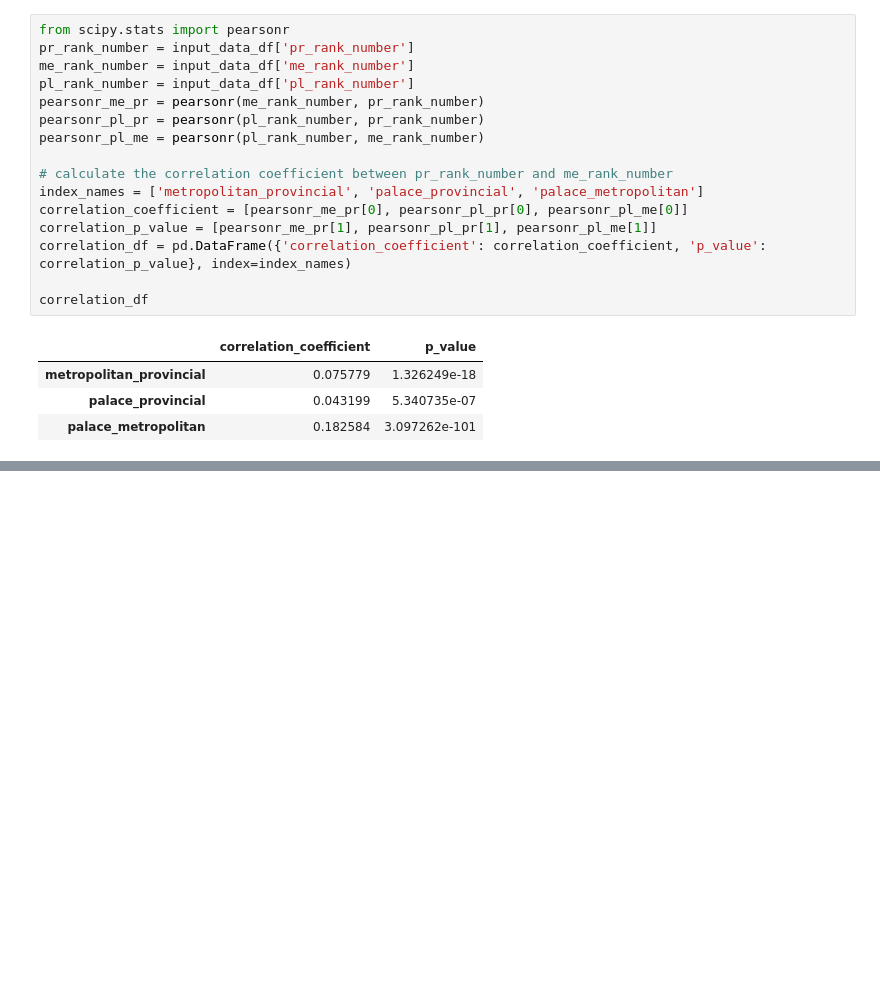
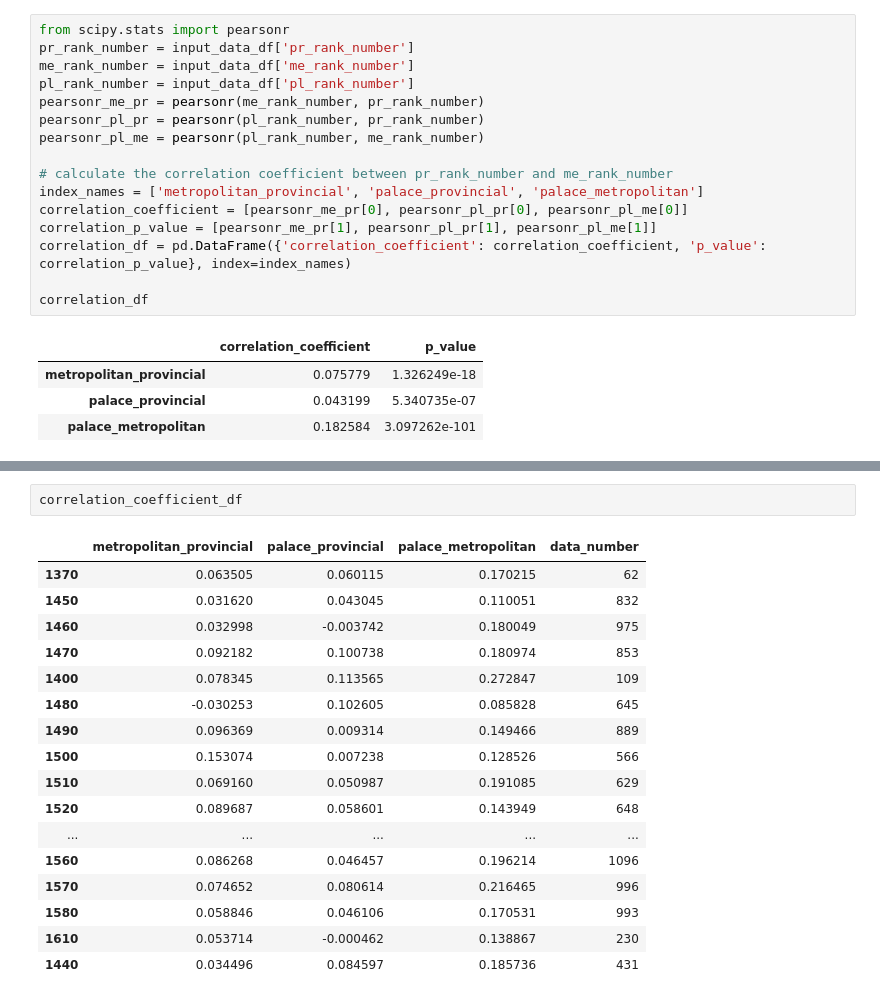
Before and after one commit to sudoghut/ming_provincial_metropolitan_palace_exam_rank_correlation, a Jupyter notebook: ming_provincial_metropolitan_palace_exam_rank_correlation.ipynb, the cells around one changed output, grey strips where cells are left out. Cells and saved outputs as stored; diff of their text form; blank space fills up the shorter version.

```diff
--- a/ming_provincial_metropolitan_palace_exam_rank_correlation.ipynb
+++ b/ming_provincial_metropolitan_palace_exam_rank_correlation.ipynb
@@ -222,0 +277,20 @@ correlation_df
+# %%
+correlation_coefficient_df
+# %% [output]
+|  | metropolitan_provincial | palace_provincial | palace_metropolitan | data_number |
+| 1370 | 0.063505 | 0.060115 | 0.170215 | 62 |
+| 1450 | 0.031620 | 0.043045 | 0.110051 | 832 |
+| 1460 | 0.032998 | -0.003742 | 0.180049 | 975 |
+| 1470 | 0.092182 | 0.100738 | 0.180974 | 853 |
+| 1400 | 0.078345 | 0.113565 | 0.272847 | 109 |
+| 1480 | -0.030253 | 0.102605 | 0.085828 | 645 |
+| 1490 | 0.096369 | 0.009314 | 0.149466 | 889 |
+| 1500 | 0.153074 | 0.007238 | 0.128526 | 566 |
+| 1510 | 0.069160 | 0.050987 | 0.191085 | 629 |
+| 1520 | 0.089687 | 0.058601 | 0.143949 | 648 |
+| ... | ... | ... | ... | ... |
+| 1560 | 0.086268 | 0.046457 | 0.196214 | 1096 |
+| 1570 | 0.074652 | 0.080614 | 0.216465 | 996 |
+| 1580 | 0.058846 | 0.046106 | 0.170531 | 993 |
+| 1610 | 0.053714 | -0.000462 | 0.138867 | 230 |
+| 1440 | 0.034496 | 0.084597 | 0.185736 | 431 |
```
Also changed, not shown: parts of 8 cells of this notebook, 1 other file.
